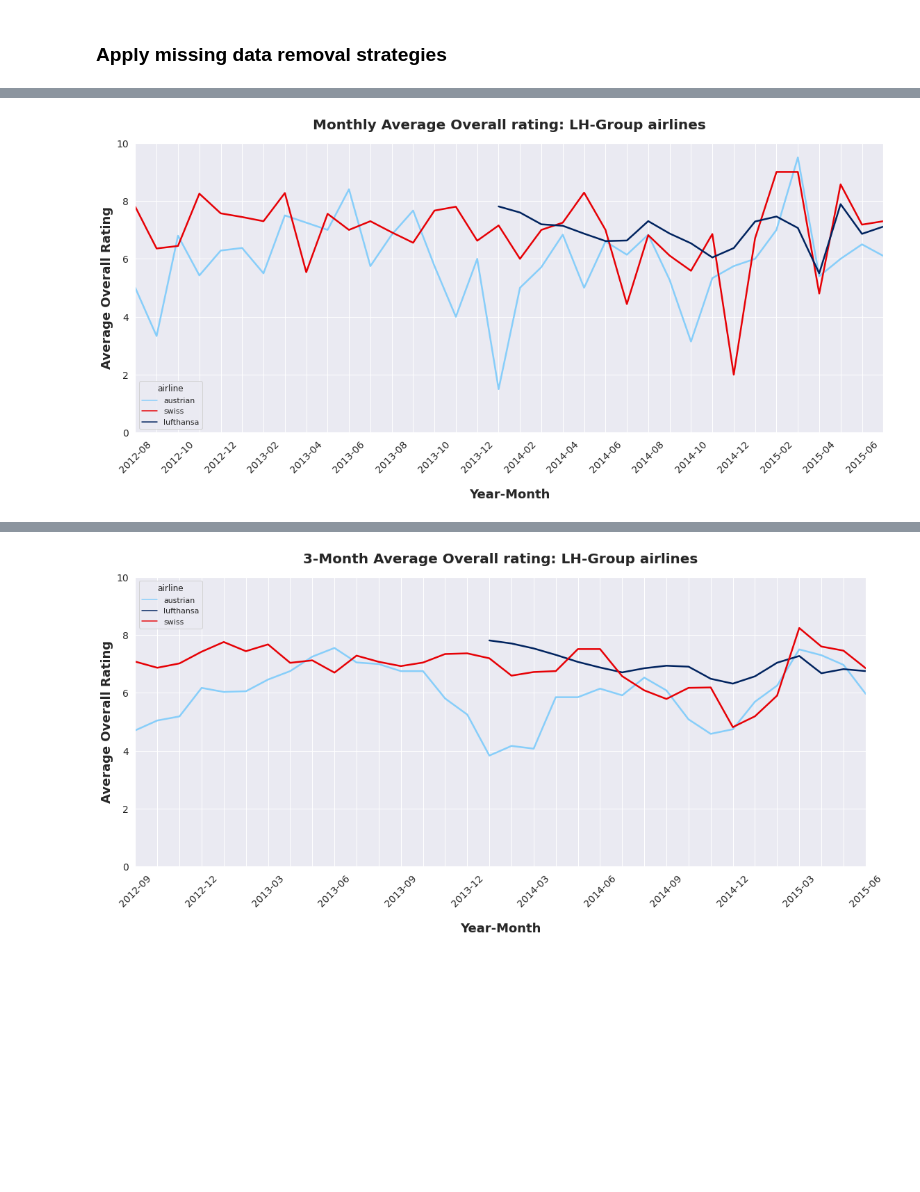
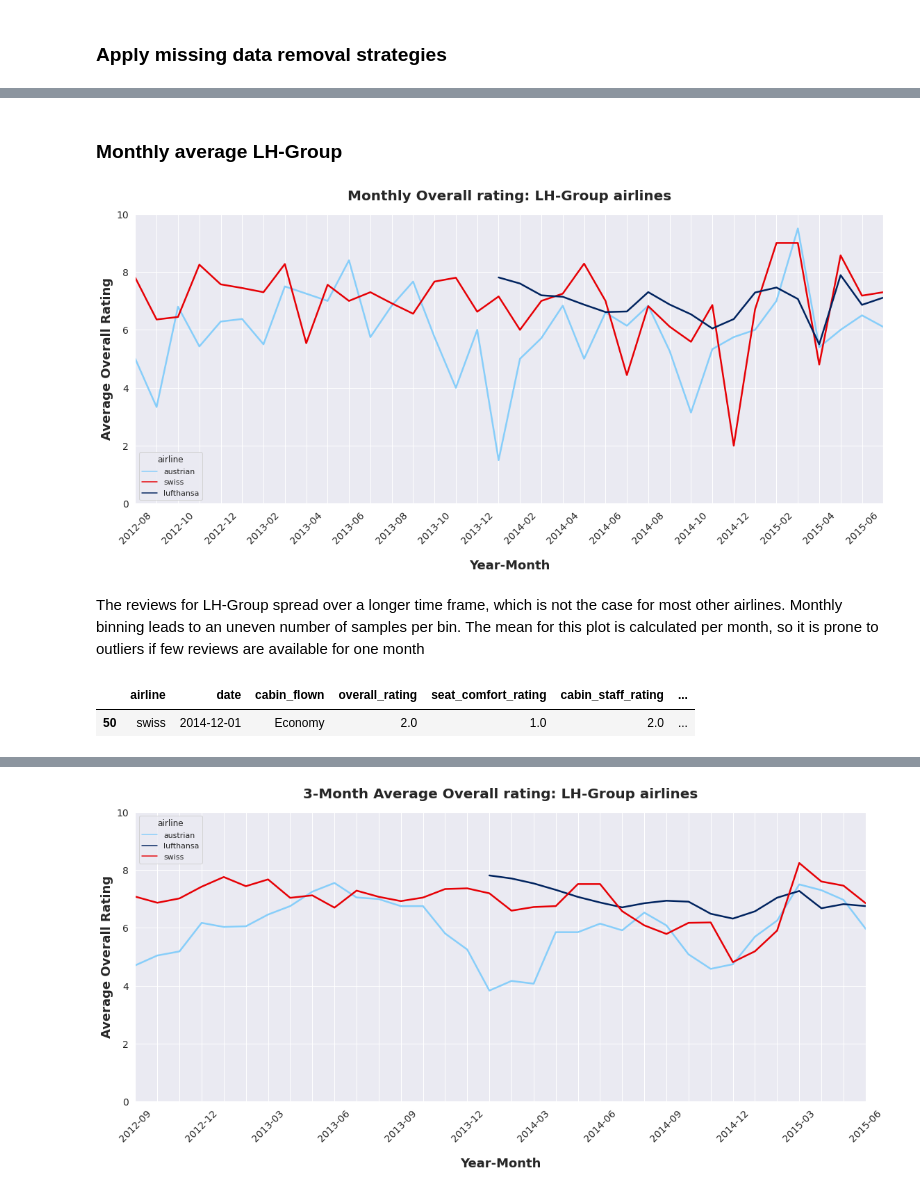
Before and after one commit to gremue/skytrax_analysis, a Jupyter notebook: Analysis.ipynb, the cells around one changed output, grey strips where cells are left out. Cells and saved outputs as stored; diff of their text form; code cells hidden in the pictures; blank space fills up the shorter version.

```diff
--- a/Analysis.ipynb
+++ b/Analysis.ipynb
@@ -511,3 +547,8 @@ legacySet = pd.concat([lhGroup['swiss'], legacyCarrier['united'],
 
 europeanSet = pd.concat([lhGroup['swiss'], european['airfrance'],
                      european['klm'], european['british']])
+# %%
+groupSet['group'] = 'LH-Group'
+fiveStarSet['group'] = 'FiveStar'
+legacySet['group'] = 'Legacy'
+europeanSet['group'] = 'European'
@@ -544,3 +573,4 @@ test[test['date']=='2014-12']
 # %%
-# chose which set should be plotted
+# chose which set should be plotted -> onl
 plotSet = groupSet.copy(deep=True)
+plotPalette = groupPalette
@@ -570,39 +577,43 @@ plotSet = groupSet.copy(deep=True)
+# %% [markdown]
+### Monthly average LH-Group
+# %%
+# prepare data
+monthlyMean = plotSet.copy(deep=True)
+monthlyMean['date'] = monthlyMean['date'].dt.strftime('%Y-%m')
+monthlyMean = monthlyMean.groupby(['date', 'airline']).mean()
+monthlyMean = monthlyMean.loc['2012-06':'2015-07']
 # %%
-# plot monthly average rating over time for LH-Group airlines
+# create ax and figure object
+monthlyFig, monthlyAx = plt.subplots(1,1, figsize=(16,8))
 
-timeFig, timeAx = plt.subplots(1,1, figsize=(16,8))
+monthlyAx = sns.lineplot(x="date", y="overall_rating", hue="airline", palette=plotPalette, data=monthlyMean, lw=2.5)
 
-overallMean = plotSet.copy(deep=True)
-overallMean['date'] = overallMean['date'].dt.strftime('%Y-%m')
-overallMean = overallMean.groupby(['date', 'airline']).mean()
-overallMean = overallMean.loc['2012-06':'2015-07']
+xticks = monthlyMean.index.get_level_values(0)
 
-timeAx = sns.lineplot(x="date", y="overall_rating", hue="airline", palette=groupPalette, data=overallMean, lw=2.5)
+monthlyAx.set_xlabel('Year-Month', fontsize=18, fontweight='bold', labelpad=20)
+monthlyAx.set_ylabel('Average Overall Rating', fontsize=18, fontweight='bold')
+monthlyAx.set_title('Monthly Overall rating: LH-Group airlines',fontsize=20, fontweight='bold', pad=20)
 
-xticks = overallMean.index.get_level_values(0)
+monthlyAx.tick_params(axis='x', rotation=45)
+monthlyAx.tick_params(axis='both', which='major', labelsize=14)
 
-#import matplotlib.ticker as ticker
-#import matplotlib.dates as mdates
-#from matplotlib.dates import DateFormatter
+monthlyAx.set_xlim(xticks[2],xticks[-1])
+monthlyAx.set_ylim(0, 10)
 
-#date_form = DateFormatter('%Y-%M')
-timeAx.tick_params(axis='x', rotation=45)
-
-
-timeAx.set_xlabel('Year-Month', fontsize=18, fontweight='bold', labelpad=20)
-timeAx.set_ylabel('Average Overall Rating', fontsize=18, fontweight='bold')
-timeAx.set_title('Monthly Average Overall rating: LH-Group airlines',fontsize=20, fontweight='bold', pad=20)
-
-timeAx.tick_params(axis='both', which='major', labelsize=14)
-
-timeAx.set_xlim(xticks[2],xticks[-1])
-timeAx.set_ylim(0, 10)
-
-# kann man über Locator und Formatter schöner lösen, aber tut hier seinen Zweck
-for index, label in enumerate(timeAx.xaxis.get_ticklabels()):
+# hide every second label -> there is probably a more elegant way to do this, but it works...
+for index, label in enumerate(monthlyAx.xaxis.get_ticklabels()):
     if index % 2 != 0:
         label.set_visible(False)
 
-timeFig.tight_layout()
+monthlyFig.tight_layout()
 # %% [output]
-[figure, old version]
+[figure, new version]
+# %% [markdown]
+The reviews for LH-Group spread over a longer time frame, which is not the case for most other airlines. Monthly binning leads to an uneven number of samples per bin. The mean for this plot is calculated per month, so it is prone to outliers if few reviews are available for one month
+# %%
+# check why rating for SWISS drops drastically in 12-2014
+test = groupSet[groupSet['airline']=='swiss']
+test[test['date']=='2014-12']
+# %% [output]
+|  | airline | date | cabin_flown | overall_rating | seat_comfort_rating | cabin_staff_rating | ... |
+| 50 | swiss | 2014-12-01 | Economy | 2.0 | 1.0 | 2.0 | ... |
```
Also changed, not shown: parts of 101 cells of this notebook.
